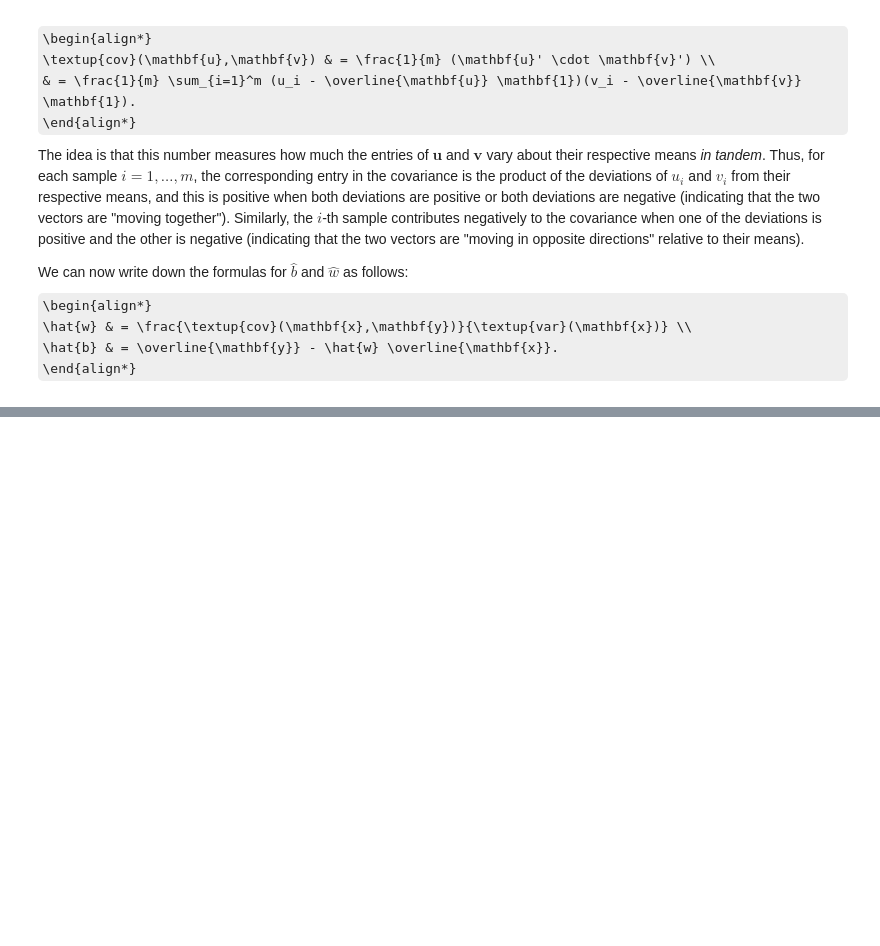
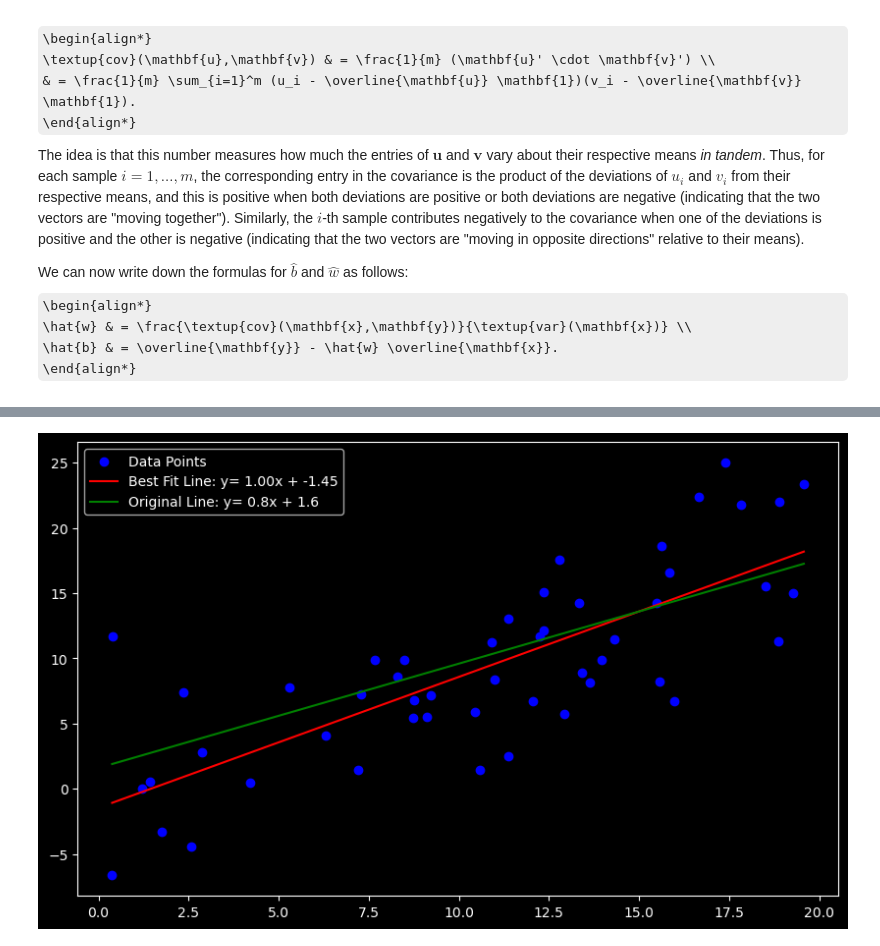
Before and after one commit to arvindsuresh-math/MATH-392-Intro-to-neural-networks, a Jupyter notebook: notebooks/04_simple-linear-regression.ipynb, the cells around one changed output, grey strips where cells are left out. Saved outputs shown, nothing was run; the diff lists cells and outputs as text; code cells hidden in the pictures; some formulas as TeX source; blank space fills up the shorter version.

```diff
--- a/notebooks/04_simple-linear-regression.ipynb
+++ b/notebooks/04_simple-linear-regression.ipynb
@@ -614,0 +443,43 @@ We can now write down the formulas for $\hat{b}$ and $\hat{w}$ as follows:
+# %%
+# Use sklearn's LinearRegression to get the best-fit line for our dataset df
+
+from sklearn.linear_model import LinearRegression
+
+# Create a LinearRegression object
+linreg = LinearRegression()
+
+# Fit the model to our data
+linreg.fit(df[['X']], df['Y'])
+
+# Get the slope and intercept
+m = linreg.coef_[0]
+b = linreg.intercept_
+
+# Calculate the residuals of the predicted values of the fitted model
+resisduals_pred = df['Y'] - (m*df['X'] + b)
+
+# Compute original MSE and MSE of the fitted model
+mse_original = np.mean(residuals**2)
+mse_fitted = np.mean(resisduals_pred**2)
+
+# Display the MSE values
+print(f'MSE of Original Model: {mse_original:.2f}')
+print(f'MSE of Fitted Model: {mse_fitted:.2f}')
+
+# Create a new figure
+fig = plt.figure(figsize=(10, 6))
+
+# add scatterplot of our data
+plt.scatter(df['X'], df['Y'], color='blue', label='Data Points')
+
+# add the best fit line y = mx + b
+plt.plot(df['X'], m*df['X'] + b, color='red', label= f'Best Fit Line: y= {m:.2f}x + {b:.2f}')
+
+# add the original line y = 0.8x + 1.6
+plt.plot(df['X'], 0.8*df['X'] + 1.6, color='green', label='Original Line: y= 0.8x + 1.6')
+
+# add the legend
+plt.legend()
+plt.show()
+# %% [output]
+[figure, added]
```
Also changed, not shown: parts of 7 cells of this notebook.
